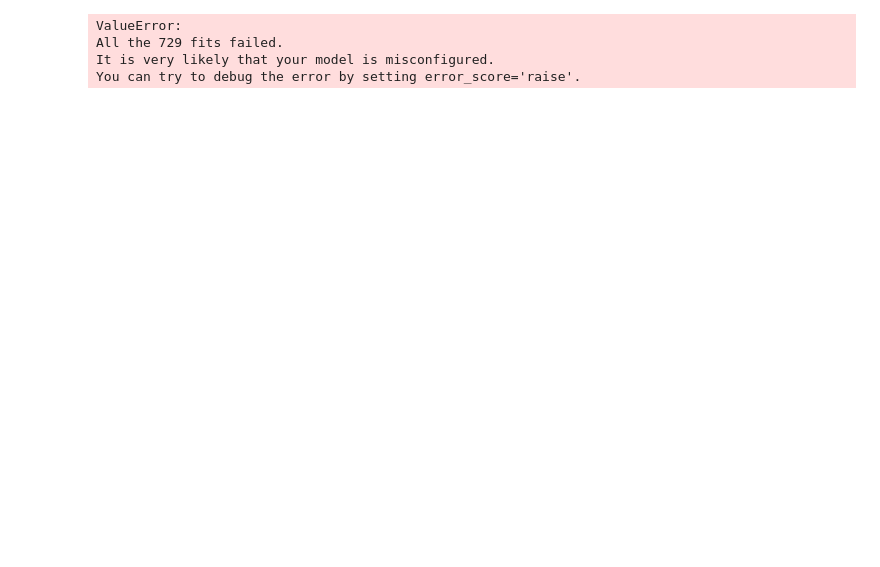
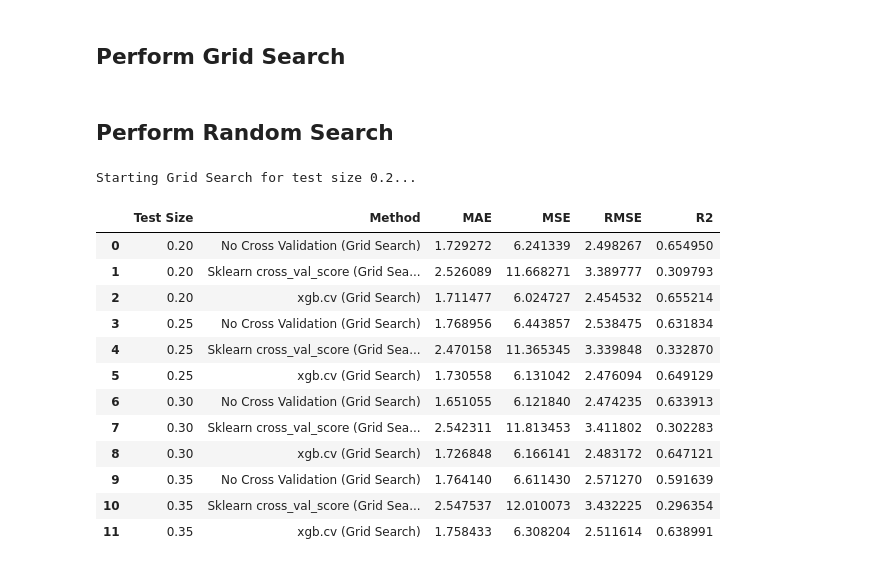
Before and after one commit to roniwahyu/outlier-detection2024, a Jupyter notebook: 01.Dataset-Rofiqul/Ujicoba3-29052024/09_08_0_N2O_Agriculture_TestTraining_HyperparameterTuning_IDO.ipynb, the cells around one changed output. Cells and saved outputs as stored; diff of their text form; code cells hidden in the pictures; blank space fills up the shorter version.

Commit message:
update hyperparameter tuning grid search random

```diff
--- a/01.Dataset-Rofiqul/Ujicoba3-29052024/09_08_0_N2O_Agriculture_TestTraining_HyperparameterTuning_IDO.ipynb
+++ b/01.Dataset-Rofiqul/Ujicoba3-29052024/09_08_0_N2O_Agriculture_TestTraining_HyperparameterTuning_IDO.ipynb
@@ -28,6 +28,13 @@ import matplotlib.pyplot as plt
 file_path = 'dataset/09_05_4_1_AgricultureOutliers_HardVotingBased_IDO.csv'
 df= pd.read_csv(file_path)
 
+# Ensure all columns are of the appropriate type
+for col in df.columns:
+    if df[col].dtype == 'object':
+        df[col] = df[col].astype('category').cat.codes
+    elif not pd.api.types.is_numeric_dtype(df[col]):
+        df[col] = df[col].astype('float')
+
 X = df.drop('N2O', axis=1)
 y = df['N2O']
 
@@ -68,8 +75,10 @@ def xgb_cv_eval(X, y, params):
     mse = rmse ** 2
     r2 = 1 - (mse / np.var(y))
     return mae, mse, rmse, r2
+# %% [markdown]
+## Perform Grid Search
 # %%
-
+import time
 # Function to perform hyperparameter tuning and evaluation
 def perform_gridsearch(X, y, test_size):
     results = {'Test Size': [], 'Method': [], 'MAE': [], 'MSE': [], 'RMSE': [], 'R2': []}
@@ -93,8 +102,24 @@ def perform_gridsearch(X, y, test_size):
         n_jobs=-1,
         verbose=0
     )
+    # grid_search.fit(X_train, y_train)
+    start_time = time.time()
+    print(f"Starting Grid Search for test size {test_size}...")
     grid_search.fit(X_train, y_train)
+    end_time = time.time()
+    print(f"Grid Search completed in {end_time - start_time:.2f} seconds.")
     best_params = grid_search.best_params_
+    print(f"Best parameters from Random Search: {best_params}")
+
+    # Plot Grid Search process
+    plt.figure(figsize=(12, 6))
+    plt.plot(-grid_search.cv_results_['mean_test_score'], marker='o', label='Mean Test Score (MSE)')
+    plt.plot(-grid_search.cv_results_['mean_train_score'], marker='o', label='Mean Train Score (MSE)')
+    plt.xlabel('Parameter Combination Index')
+    plt.ylabel('Mean Squared Error (MSE)')
+    plt.title(f'Grid Search Evaluation - Test Size: {test_size}')
+    plt.legend()
+    plt.show()
 
     # No Cross Validation
     mae, mse, rmse, r2 = no_cross_validation(X_train, y_train, X_test, y_test, best_params)
@@ -126,4 +151,6 @@ def perform_gridsearch(X, y, test_size):
     results['R2'].append(r2)
 
     return results
+# %% [markdown]
+## Perform Random Search
 # %%
@@ -196,7 +243,20 @@ for test_size in test_sizes:
 # Combine all results into a single DataFrame
 final_results_df = pd.concat(all_results, ignore_index=True)
 # %% [output]
-ValueError:
-All the 729 fits failed.
-It is very likely that your model is misconfigured.
-You can try to debug the error by setting error_score='raise'.
+Starting Grid Search for test size 0.2...
+# %%
+final_results_df
+# %% [output]
+|  | Test Size | Method | MAE | MSE | RMSE | R2 |
+| 0 | 0.20 | No Cross Validation (Grid Search) | 1.729272 | 6.241339 | 2.498267 | 0.654950 |
+| 1 | 0.20 | Sklearn cross_val_score (Grid Sea... | 2.526089 | 11.668271 | 3.389777 | 0.309793 |
+| 2 | 0.20 | xgb.cv (Grid Search) | 1.711477 | 6.024727 | 2.454532 | 0.655214 |
+| 3 | 0.25 | No Cross Validation (Grid Search) | 1.768956 | 6.443857 | 2.538475 | 0.631834 |
+| 4 | 0.25 | Sklearn cross_val_score (Grid Sea... | 2.470158 | 11.365345 | 3.339848 | 0.332870 |
+| 5 | 0.25 | xgb.cv (Grid Search) | 1.730558 | 6.131042 | 2.476094 | 0.649129 |
+| 6 | 0.30 | No Cross Validation (Grid Search) | 1.651055 | 6.121840 | 2.474235 | 0.633913 |
+| 7 | 0.30 | Sklearn cross_val_score (Grid Sea... | 2.542311 | 11.813453 | 3.411802 | 0.302283 |
+| 8 | 0.30 | xgb.cv (Grid Search) | 1.726848 | 6.166141 | 2.483172 | 0.647121 |
+| 9 | 0.35 | No Cross Validation (Grid Search) | 1.764140 | 6.611430 | 2.571270 | 0.591639 |
+| 10 | 0.35 | Sklearn cross_val_score (Grid Sea... | 2.547537 | 12.010073 | 3.432225 | 0.296354 |
+| 11 | 0.35 | xgb.cv (Grid Search) | 1.758433 | 6.308204 | 2.511614 | 0.638991 |
```
Also changed, not shown: parts of 5 cells of this notebook, 2 other files.
